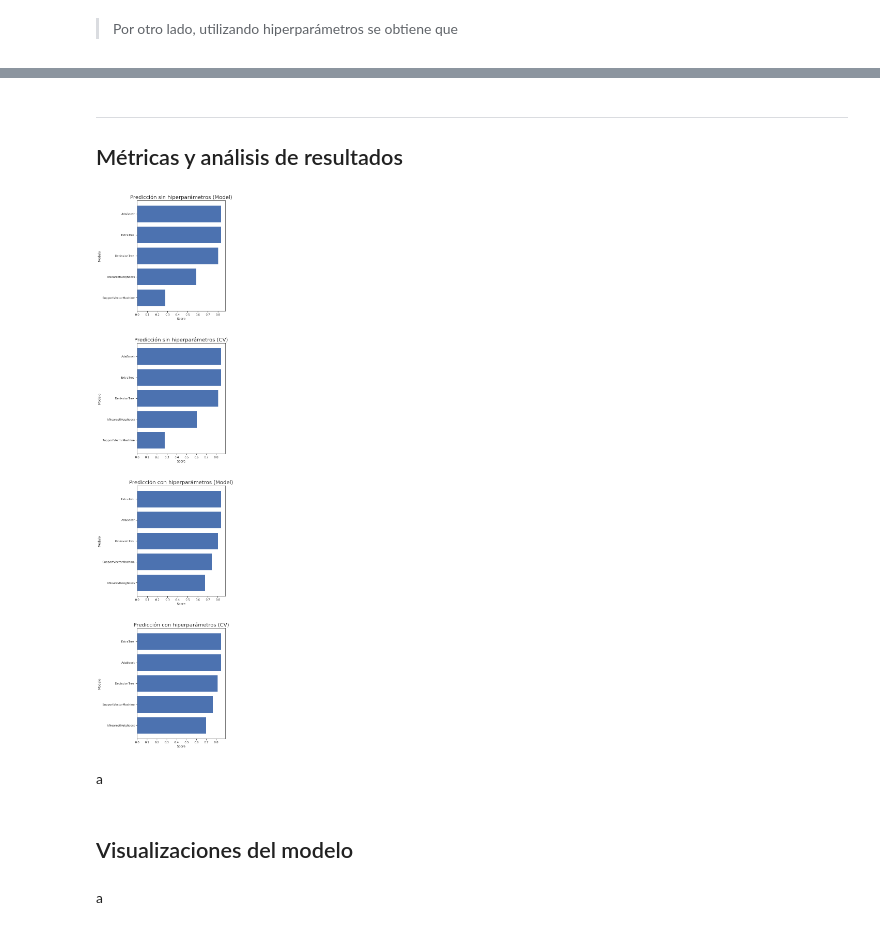
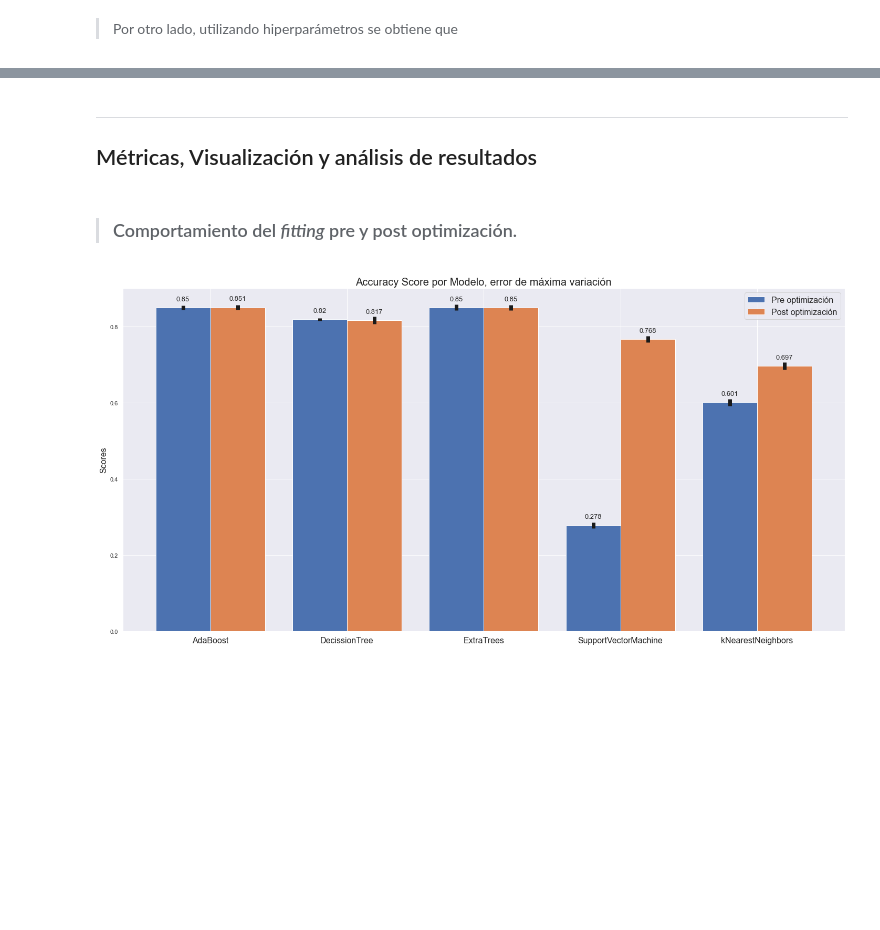
Before and after one commit to brunomb97/mat281-proyecto, a Jupyter notebook: resultados.ipynb, the cells around one changed output, grey strips where cells are left out. Saved outputs shown, nothing was run; the diff lists cells and outputs as text; code cells hidden in the pictures; blank space fills up the shorter version.

```diff
--- a/resultados.ipynb
+++ b/resultados.ipynb
@@ -680,4 +704,5 @@ Fitting 5 folds for each of 40 candidates, totalling 200 fits
 # %%
+etBestParams = {'criterion': 'gini', 'min_samples_split': 2, 'n_estimators': 260}
 name = 'ET'
 
 et = ExtraTreesClassifier()
@@ -738,4 +773,5 @@ Fitting 5 folds for each of 12 candidates, totalling 60 fits
 # %%
+abBestParams = {'base_estimator': ExtraTreesClassifier(criterion='gini', n_estimators=260), 'n_estimators': 190}
 name = 'AB'
 
 ab = AdaBoostClassifier()
@@ -778,8 +815,8 @@ dfPreScoreStats
 # %%
 dfPreCVStats = (pd.DataFrame.from_dict(PreCVStats,
                         orient='index',
-                        columns=['Score', 'Desviación'])
-             .rename({'ET': 'ExtraTree',
+                        columns=['Score', 'Desviación', 'Máx. Variación'])
+             .rename({'ET': 'ExtraTrees',
                      'DT': 'DecissionTree',
                      'kNN': 'kNearestNeighbors',
                      'SVC': 'SupportVectorMachine',
@@ -817,8 +854,8 @@ dfPostScoreStats
 # %%
 dfPostCVStats = (pd.DataFrame.from_dict(PostCVStats,
                        orient='index',
-                       columns=['Score', 'Desviación'])
-             .rename({'ET': 'ExtraTree',
+                       columns=['Score', 'Desviación', 'Máx. Variación'])
+             .rename({'ET': 'ExtraTrees',
                      'DT': 'DecissionTree',
                      'kNN': 'kNearestNeighbors',
                      'SVC': 'SupportVectorMachine',
@@ -835,80 +872,50 @@ dfPostCVStats
 # %% [markdown]
 ---
 
-## Métricas y análisis de resultados
+## Métricas, Visualización y análisis de resultados
 # %%
 import ipywidgets as widgets
 from ipywidgets import interactive
 %matplotlib inline
+# %% [markdown]
+> ### Comportamiento del *fitting* pre y post optimización.
 # %%
-labels = list(dfPreScoreStats.index)
-men_means = [20, 34, 30, 35, 27]
-women_means = [25, 32, 34, 20, 25]
+labels = dfPostCVStats.sort_index().index
+postvalscore = dfPostCVStats.sort_index()["Score"]
+pretvalscore = dfPreCVStats.sort_index()["Score"]
+postvalmax = dfPostCVStats.sort_index()['Máx. Variación']
+prevalmax = dfPreCVStats.sort_index()['Máx. Variación']
 
 x = np.arange(len(labels))  # the label locations
-width = 0.35  # the width of the bars
-
-fig, ax = plt.subplots()
-rects1 = ax.bar(x - width/2, men_means, width, label='Men')
-rects2 = ax.bar(x + width/2, women_means, width, label='Women')
+width = 0.8# the width of the bars
+fig, ax = plt.subplots(figsize = (20,10))
+rects1 = ax.bar(x - width/4, pretvalscore, width/2, label='Pre optimización', yerr = prevalmax, error_kw=dict(elinewidth=7))
+rects2 = ax.bar(x + width/4, postvalscore, width/2, label='Post optimización',yerr = postvalmax, error_kw=dict(elinewidth=7))
 
 # Add some text for labels, title and custom x-axis tick labels, etc.
-ax.set_ylabel('Scores')
-ax.set_title('Scores by group and gender')
+ax.set_ylabel('Scores',fontsize = 16)
+ax.set_title('Accuracy Score por Modelo, error de máxima variación',fontsize = 20)
 ax.set_xticks(x)
-ax.set_xticklabels(labels)
-ax.legend()
+ax.set_xticklabels(labels, fontsize = 16)
+ax.legend(fontsize = 16)
 
 
 def autolabel(rects):
     """Attach a text label above each bar in *rects*, displaying its height."""
     for rect in rects:
         height = rect.get_height()
-        ax.annotate('{}'.format(height),
+        ax.annotate('{}'.format(round(height,3)),
                     xy=(rect.get_x() + rect.get_width() / 2, height),
-                    xytext=(0, 3),  # 3 points vertical offset
+                    xytext=(0, 10),  # 3 points vertical offset
                     textcoords="offset points",
-                    ha='center', va='bottom')
+                    ha='center', va='bottom', fontsize = 13)
 
 
 autolabel(rects1)
 autolabel(rects2)
 
 fig.tight_layout()
 
-fig, (ax1, ax2, ax3, ax4) = plt.subplots(4, 1, figsize=(8,32))
-fig.tight_layout(pad=10.0)
-
-x = np.arange(len(dfPreScoreStats))
-width = 0.35
-
-rects1 = ax1.barh(dfPreScoreStats.index, dfPreScoreStats['Score'])
-rects2 = ax1.barh(dfPreScoreStats.index, dfPreScoreStats['Score'])
-ax1.set_title('Predicción sin hiperparámetros (Model)', fontsize = 20)
-ax1.set_xlabel('Score')
-ax1.set_ylabel('Modelo')
-
-ax2.barh(dfPreCVStats.index, dfPreCVStats['Score'])
-ax2.set_title('Predicción sin hiperparámetros (CV)', fontsize = 20)
-ax2.set_xlabel('Score')
-ax2.set_ylabel('Modelo')
-
-ax3.barh(dfPostScoreStats.index, dfPostScoreStats['Score'])
-ax3.set_title('Predicción con hiperparámetros (Model)', fontsize = 20)
-ax3.set_xlabel('Score')
-ax3.set_ylabel('Modelo')
-
-ax4.barh(dfPostCVStats.index, dfPostCVStats['Score'])
-ax4.set_title('Predicción con hiperparámetros (CV)', fontsize = 20)
-ax4.set_xlabel('Score')
-ax4.set_ylabel('Modelo')
-
 plt.show()
 # %% [output]
-[figure, old version]
+[figure, new version]
-# %% [markdown]
-a
-# %% [markdown]
-## Visualizaciones del modelo
-# %% [markdown]
-a
```
Also changed, not shown: parts of 43 cells of this notebook.
